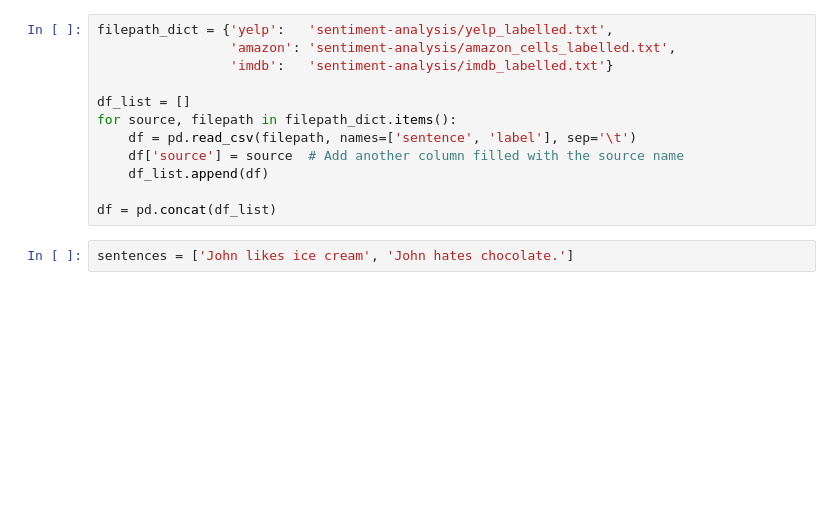
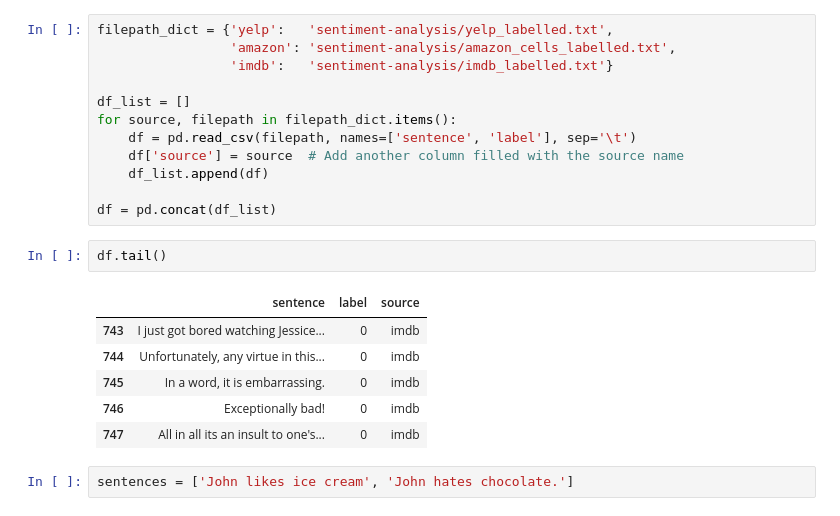
Before and after one commit to henridvf/nlp-starter, a Jupyter notebook: Sentiment_analysis.ipynb, the cells around one changed output. Saved outputs shown, nothing was run; the diff lists cells and outputs as text; blank space fills up the shorter version.

```diff
--- a/Sentiment_analysis.ipynb
+++ b/Sentiment_analysis.ipynb
@@ -21,6 +25,15 @@ for source, filepath in filepath_dict.items():
     df_list.append(df)
 
 df = pd.concat(df_list)
+# %%
+df.tail()
+# %% [output]
+|  | sentence | label | source |
+| 743 | I just got bored watching Jessice... | 0 | imdb |
+| 744 | Unfortunately, any virtue in this... | 0 | imdb |
+| 745 | In a word, it is embarrassing. | 0 | imdb |
+| 746 | Exceptionally bad! | 0 | imdb |
+| 747 | All in all its an insult to one's... | 0 | imdb |
 # %%
 sentences = ['John likes ice cream', 'John hates chocolate.']
 # %%
```
Also changed, not shown: parts of 19 cells of this notebook.
